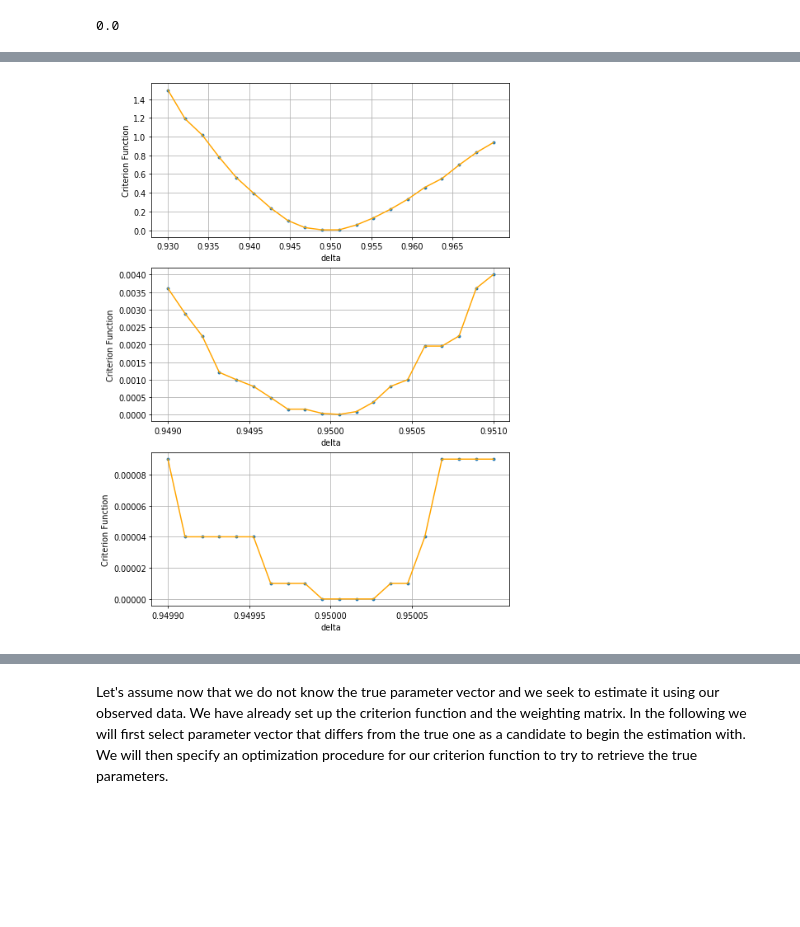
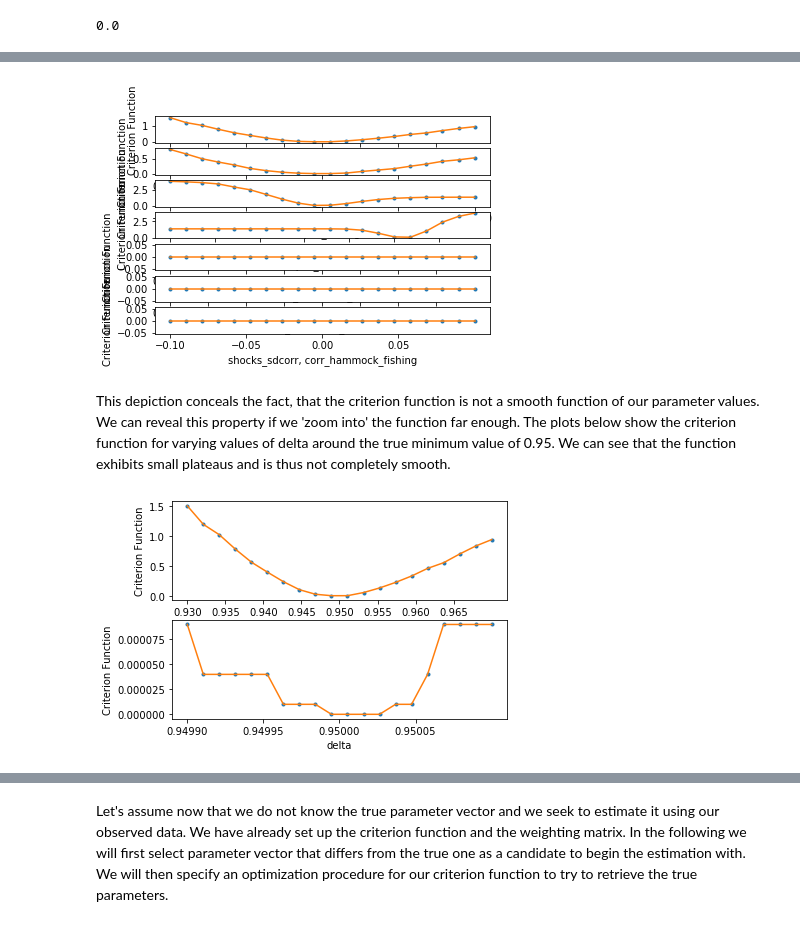
Before and after one commit to OpenSourceEconomics/ekw-lectures, a Jupyter notebook: lectures/99_simulated_method_of_moments/notebook.ipynb, the cells around one changed output, grey strips where cells are left out. Cells and saved outputs as stored; diff of their text form; code cells hidden in the pictures; blank space fills up the shorter version.

Commit message:
Restructured notebook, edited plots, added and removed text.

```diff
--- a/lectures/99_simulated_method_of_moments/notebook.ipynb
+++ b/lectures/99_simulated_method_of_moments/notebook.ipynb
@@ -57,0 +106,3 @@ choice_options_robinson = ['fishing', 'hammock']
+# %%
+optim_paras = process_params_and_options(params_true, options)[0]
+choice_options_robinson = optim_paras["choices"].keys()
@@ -114,11 +177,26 @@ Criterion function for varying values of delta:
+# %%
+criterion_args = [options, identity_matrix, moments_obs, choice_options_robinson]
+plot_criterion_params(params_true,
+                       ['delta', 'wage_fishing', 'nonpec_fishing', 'nonpec_hammock',
+                        ('shocks_sdcorr, sd_fishing'), ('shocks_sdcorr, sd_hammock'),
+                        ('shocks_sdcorr, corr_hammock_fishing')],
+                       [0.93, 0.069, -0.11, 1.02, 0.008, 0.008, -0.1 ], # lower bound
+                       [0.97, 0.071, -0.09, 1.054, 0.012, 0.012, 0.1 ], # upper bound
+                       [0.005 ,0.0005, 0.005, 0.005, 0.0005, 0.0005, 0.05], # xticks steps
+                       20, # number of parameter values calculated (blue dots)
+                       criterion_args)
+# %% [output]
+[figure, added]
+# %% [markdown]
+This depiction conceals the fact, that the criterion function is not a smooth function of our parameter values. We can reveal this property if we 'zoom into' the function far enough. The plots below show the criterion function for varying values of delta around the true minimum value of 0.95. We can see that the function exhibits small plateaus and is thus not completely smooth.
 # %%
 criterion_args = [options, identity_matrix, moments_obs, choice_options_robinson]
 plot_criterion_detail(params_true,
                        'delta',
-                       [0.93, 0.949, 0.9499], # lower bound
-                       [0.97, 0.951, 0.9501], # upper bound
-                       [0.005,0.0005, 0.00005], # xticks steps
+                       [0.93, 0.9499], # lower bound
+                       [0.97, 0.9501], # upper bound
+                       [0.005, 0.00005], # xticks steps
                        20, # number of parameter values calculated (blue dots)
                        criterion_args)
 # %% [output]
-[figure, old version]
+[figure, new version]
```
Also changed, not shown: parts of 63 cells of this notebook, 1 other file.
